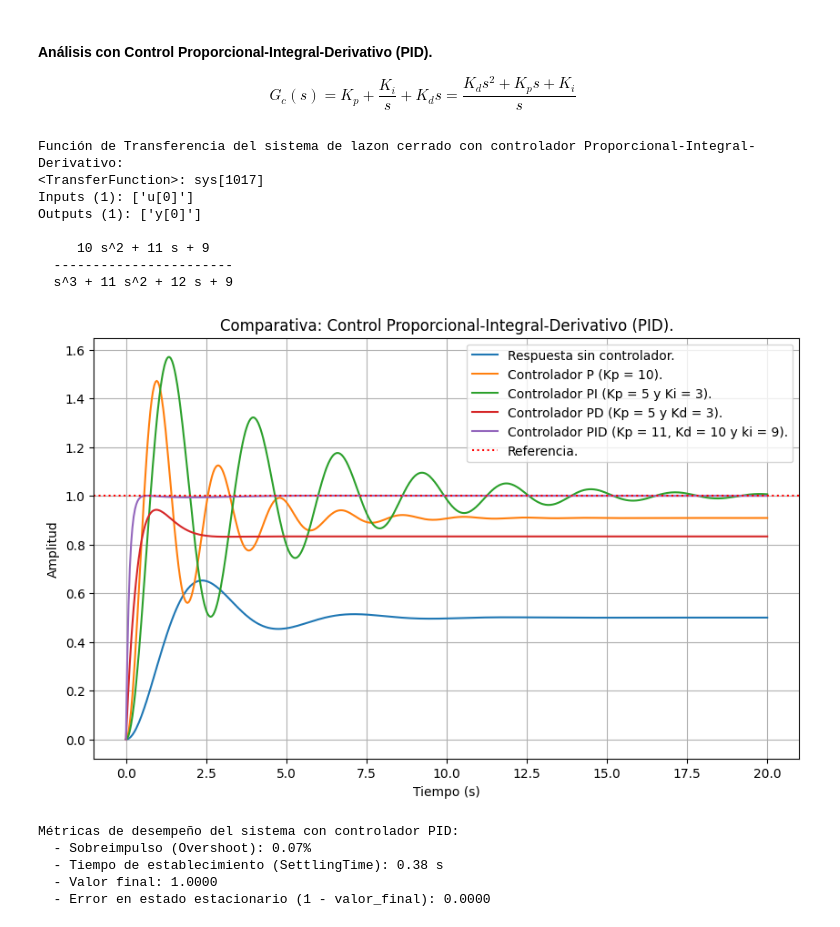
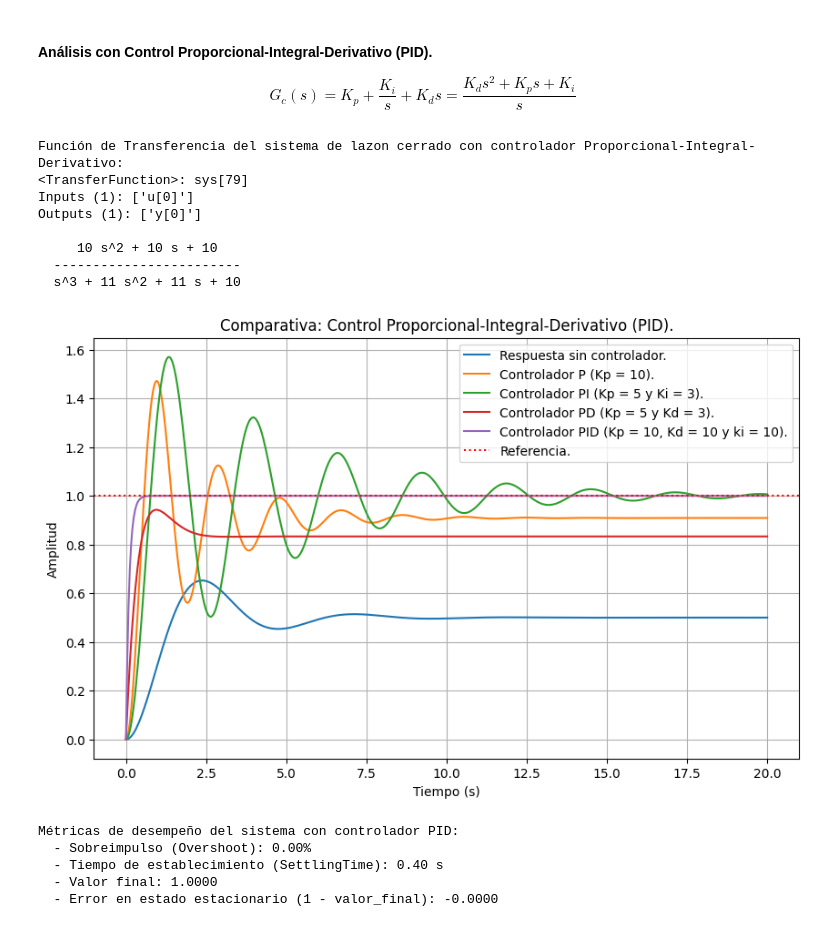
Before and after one commit to migueamv/Control-Clasico, a Jupyter notebook: Practicas/P_2_03_Controlador_PID.ipynb, the cells around one changed output. Drawn from its saved outputs; the diff is of its cells as text; code cells hidden in the pictures.

```diff
--- a/Practicas/P_2_03_Controlador_PID.ipynb
+++ b/Practicas/P_2_03_Controlador_PID.ipynb
@@ -299,9 +299,9 @@ $$G_c(s) = K_p + \frac{K_i}{s} + K_d s = \frac{K_d s^2 + K_p s + K_i}{s}$$
 $$G_c(s) = K_p + \frac{K_i}{s} + K_d s = \frac{K_d s^2 + K_p s + K_i}{s}$$
 # %%
 # --- Parámetros del controlador Proporcional-Integral-Derivativo. ---
-Kp_pid = 11
+Kp_pid = 10
 Kd_pid = 10
-ki_pid = 9
+ki_pid = 10
 
 # --- Creación del controlador PID. ---
 # El numerador es [Kd, Kp, ki] y el denominador [1, 0]
@@ -317,43 +317,43 @@ t = np.linspace(0, 20, 501)
 t, y_PID = ct.step_response(sistema_PID, T=t)
 
 plt.figure(figsize=(10, 6))
 plt.plot(t, y_base, label="Respuesta sin controlador.")
 plt.plot(t, y_P, label=f"Controlador P (Kp = {Kp}).")
 plt.plot(t, y_PI, label=f"Controlador PI (Kp = {Kp_pi} y Ki = {Ki}).")
 plt.plot(t, y_PD, label=f"Controlador PD (Kp = {Kp_pd} y Kd = {Kd}).")
 plt.plot(t, y_PID, label=f"Controlador PID (Kp = {Kp_pid}, Kd = {Kd_pid} y ki = {ki_pid}).")
 plt.axhline(y=1, color="r", linestyle=":", label="Referencia.")
 
 plt.title("Comparativa: Control Proporcional-Integral-Derivativo (PID).")
 plt.xlabel("Tiempo (s)")
 plt.ylabel("Amplitud")
 plt.legend()
 plt.grid(True)
 plt.show()
 
 # --- Verificación de las métricas de desempeño. ---
 print("Métricas de desempeño del sistema con controlador PID:")
 info = ct.step_info(sistema_PID)
 print(f"  - Sobreimpulso (Overshoot): {info['Overshoot']:.2f}%")
 print(f"  - Tiempo de establecimiento (SettlingTime): {info['SettlingTime']:.2f} s")
 valor_final = y_PID[-1]
 print(f"  - Valor final: {valor_final:.4f}")
 print(f"  - Error en estado estacionario (1 - valor_final): {1 - valor_final:.4f}")
 # %% [output]
 Función de Transferencia del sistema de lazon cerrado con controlador Proporcional-Integral-Derivativo:
-<TransferFunction>: sys[1017]
+<TransferFunction>: sys[79]
 Inputs (1): ['u[0]']
 Outputs (1): ['y[0]']
 
-     10 s^2 + 11 s + 9
-  -----------------------
-  s^3 + 11 s^2 + 12 s + 9
+     10 s^2 + 10 s + 10
+  ------------------------
+  s^3 + 11 s^2 + 11 s + 10
-[figure, old version]
+[figure, new version]
 Métricas de desempeño del sistema con controlador PID:
-  - Sobreimpulso (Overshoot): 0.07%
-  - Tiempo de establecimiento (SettlingTime): 0.38 s
+  - Sobreimpulso (Overshoot): 0.00%
+  - Tiempo de establecimiento (SettlingTime): 0.40 s
   - Valor final: 1.0000
-  - Error en estado estacionario (1 - valor_final): 0.0000
+  - Error en estado estacionario (1 - valor_final): -0.0000
 # %%
 # --- Parámetros del controlador Proporcional-Integral-Derivativo. ---
 Kp_pid2 = 5
```
Also changed, not shown: parts of 5 cells of this notebook.
